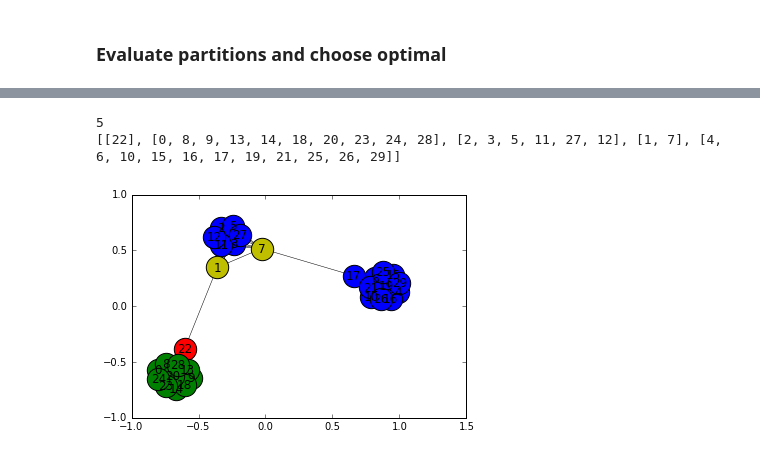
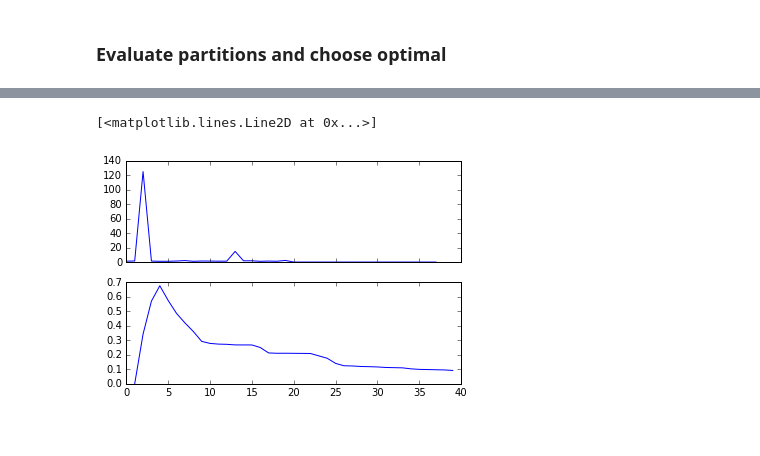
Before and after one commit to seb5666/ML_Data_Mining_1, a Jupyter notebook: Computing communities in large networks using random walks.ipynb, the cells around one changed output, grey strips where cells are left out. Saved outputs shown, nothing was run; the diff lists cells and outputs as text; code cells hidden in the pictures.

```diff
--- a/Computing communities in large networks using random walks.ipynb
+++ b/Computing communities in large networks using random walks.ipynb
@@ -173,4 +178,7 @@ def merge_clusters(C1, C2, clusters, new_id):
     }
 
     return new_cluster
+# %%
+def create_partition(clusters):
+    return [C['nodes'] for C in clusters.values()]
 # %%
@@ -226,12 +251,10 @@ for i in range(N):
 # merge clusters repeatedly
 new_id = N
 build_tree = []
-Qs = [] #modularity array for each partition
 Δσs = []
-partitions = []
-
+partitions = [create_partition(clusters)]
 while(len(clusters) > 1):
-    partitions.append(partition(clusters))
+    # find clusters to merge
     (i,j, min_Δσ) = find_to_merge(clusters)
     # Compute new partion
     clusters[new_id] = merge_clusters(clusters[i],clusters[j], clusters, new_id)
@@ -240,10 +263,9 @@ while(len(clusters) > 1):
 
     # For dendogram
     build_tree.append((new_id, i, j))
+    # Keep track of partitions
+    partitions.append(create_partition(clusters))
+    # For evaluation of partitions
+    Δσs.append(min_Δσ)
 
-    Δσs.append(min_Δσ)
-    Qs.append(modularity(clusters))
     new_id += 1
-
-print("Qs: {}".format(Qs))
-print("Δσs: {}".format(Δσs))
@@ -291,12 +280,13 @@ plt.plot(np.arange(len(Δσs)), Δσs)
+# %%
+# Compute modularities
+Ps = partitions
+Qs = [modularity2(Ps[N-i]) for i in range(1, N)]
 # %%
 #compute η's
-print(Δσs)
 η = []
 for i in range(0, len(Δσs) - 1):
     if Δσs[i] == 0:
         η.append(0)
     else:
         η.append(Δσs[i+1]/Δσs[i])
-print(np.flip(η, axis=0))
-plt.plot(np.arange(len(η)), np.flip(η, axis=0))
-best_num_clusters = np.argmax(np.flip(η, axis=0)[1:]) + 1
+η = np.flip(η, axis=0)
@@ -324,8 +293,7 @@ draw_graph(partitions[N-3], 3)
-# %%
-print(best_num_clusters)
-print(partitions[N-best_num_clusters])
-draw_graph(partitions[N-best_num_clusters], best_num_clusters)
-# %% [output]
-5
-[[22], [0, 8, 9, 13, 14, 18, 20, 23, 24, 28], [2, 3, 5, 11, 27, 12], [1, 7], [4, 6, 10, 15, 16, 17, 19, 21, 25, 26, 29]]
-[figure, removed]
+# %%
+f, axarr = plt.subplots(2, sharex=True)
+axarr[0].plot(range(len(η)),η)
+axarr[1].plot(range(1,N), Qs)
+# %% [output]
+[<matplotlib.lines.Line2D at 0x...>]
+[figure, added]
```
Also changed, not shown: parts of 19 cells of this notebook.
